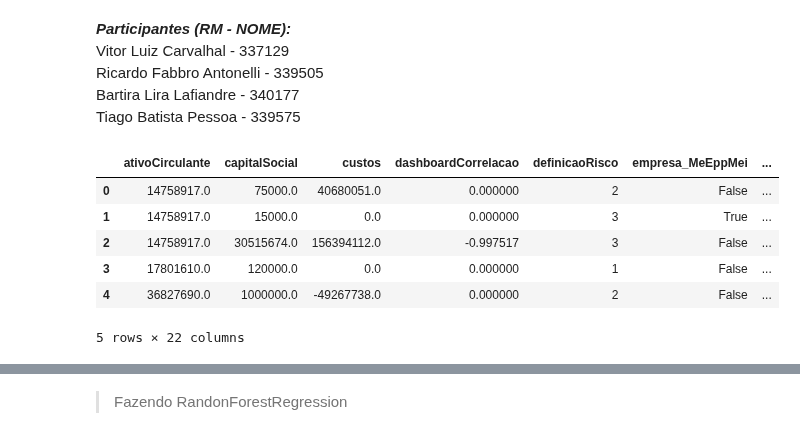
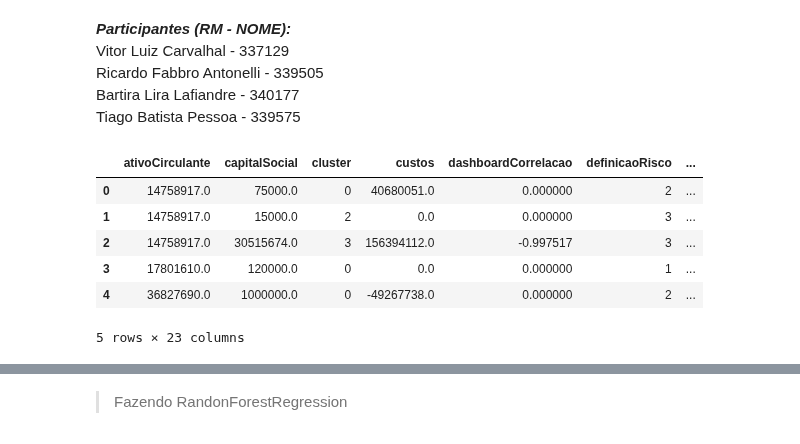
Before and after one commit to bartiralira/bootcampIA, a Jupyter notebook: BootCamp3.ipynb, the cells around one changed output, grey strips where cells are left out. Cells and saved outputs as stored; diff of their text form; code cells hidden in the pictures.

```diff
--- a/BootCamp3.ipynb
+++ b/BootCamp3.ipynb
@@ -26,16 +31,16 @@ from sklearn import metrics as me
 # %%
 #recupera os dados da planilha origem apenas para coletar o nome dos campos
 filename= "./data/datasetclusterizado.csv"
 file= pd.read_csv(filename,sep="\t",decimal='.', engine='python')
 file = file.reindex(sorted(file.columns), axis=1)
 file.drop(file.columns[0],inplace=True,axis=1)
-file.drop(["cluster"],inplace=True,axis=1)
+#file.drop(["cluster"],inplace=True,axis=1)
 file.head()
 # %% [output]
-|  | ativoCirculante | capitalSocial | custos | dashboardCorrelacao | definicaoRisco | empresa_MeEppMei | ... |
-| 0 | 14758917.0 | 75000.0 | 40680051.0 | 0.000000 | 2 | False | ... |
-| 1 | 14758917.0 | 15000.0 | 0.0 | 0.000000 | 3 | True | ... |
-| 2 | 14758917.0 | 30515674.0 | 156394112.0 | -0.997517 | 3 | False | ... |
-| 3 | 17801610.0 | 120000.0 | 0.0 | 0.000000 | 1 | False | ... |
-| 4 | 36827690.0 | 1000000.0 | -49267738.0 | 0.000000 | 2 | False | ... |
+|  | ativoCirculante | capitalSocial | cluster | custos | dashboardCorrelacao | definicaoRisco | ... |
+| 0 | 14758917.0 | 75000.0 | 0 | 40680051.0 | 0.000000 | 2 | ... |
+| 1 | 14758917.0 | 15000.0 | 2 | 0.0 | 0.000000 | 3 | ... |
+| 2 | 14758917.0 | 30515674.0 | 3 | 156394112.0 | -0.997517 | 3 | ... |
+| 3 | 17801610.0 | 120000.0 | 0 | 0.0 | 0.000000 | 1 | ... |
+| 4 | 36827690.0 | 1000000.0 | 0 | -49267738.0 | 0.000000 | 2 | ... |
-5 rows × 22 columns
+5 rows × 23 columns
```
Also changed, not shown: parts of 25 cells of this notebook, 3 other files.
